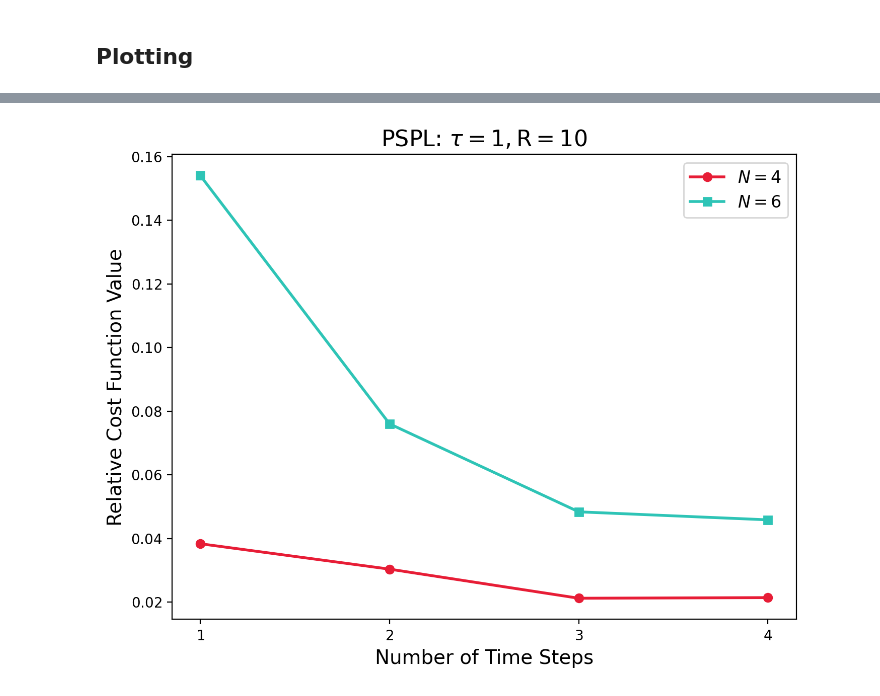
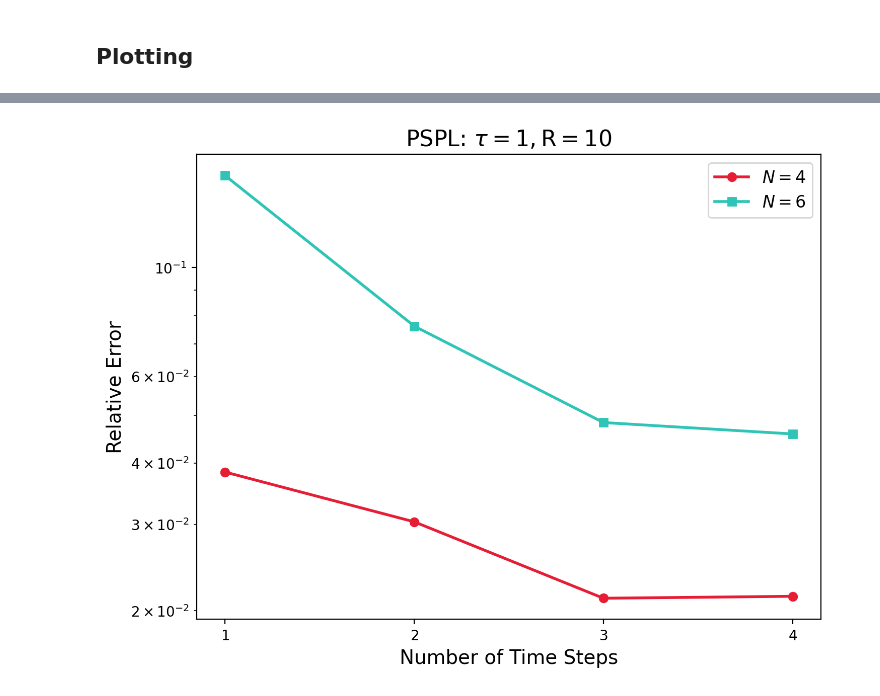
Before and after one commit to EmilianoG-byte/opentn, a Jupyter notebook: experiments/thesis_higher_sites.ipynb, the cells around one changed output, grey strips where cells are left out. Cells and saved outputs as stored; diff of their text form; code cells hidden in the pictures.

Commit message:
add plots from higher sites comparison

```diff
--- a/experiments/thesis_higher_sites.ipynb
+++ b/experiments/thesis_higher_sites.ipynb
@@ -52,8 +52,7 @@ for xs in xs_ns:
 # %% [markdown]
 ## Data for N6
 # %%
-N = 6
-Lvec_N6, Lvec_odd_N6, Lvec_even_N6, Lnn_N6 = create_kitaev_liouvillians(N=N, d=d, gamma=gamma, pbc=True)
+Lvec_N6, Lvec_odd_N6, Lvec_even_N6, Lnn_N6 = create_kitaev_liouvillians(N=6, d=d, gamma=gamma, pbc=True)
 # %%
 exp_Lvec_N6, exp_Lvec_odd_N6, exp_Lvec_even_N6 = create_trotter_layers([Lvec_N6, Lvec_odd_N6, Lvec_even_N6], tau=tau)
 # %%
@@ -290,18 +301,19 @@ ratios_pspl = [ratio_pspl_N4, ratio_pspl_N6]
 # %%
 labels = [r"$N=4$", r"$N=6$"]
 title = r"PSPL: $\tau = 1, \mathrm{R}=10$"
 
 fig_ratios_pspl = plot_pretty(
     ydatas=ratios_pspl,
     labels=labels,
-    ylabel="Relative Cost Function Value",
+    ylabel="Relative Error",
     title=title,
     xlabel="Number of Time Steps",
     legend_out=False,
-    use_semilogy=False,
+    use_semilogy=True,
     idx_main=1,
     integers=True,
     colour_palette=['#E71D36', '#2EC4B6'],
 )
+fig_ratios_pspl.savefig('../images/thesis/error_relative_pspl_higher_sites.pdf', bbox_inches='tight')
 # %% [output]
-[figure, old version]
+[figure, new version]
```
Also changed, not shown: parts of 4 cells of this notebook, 5 other files.
